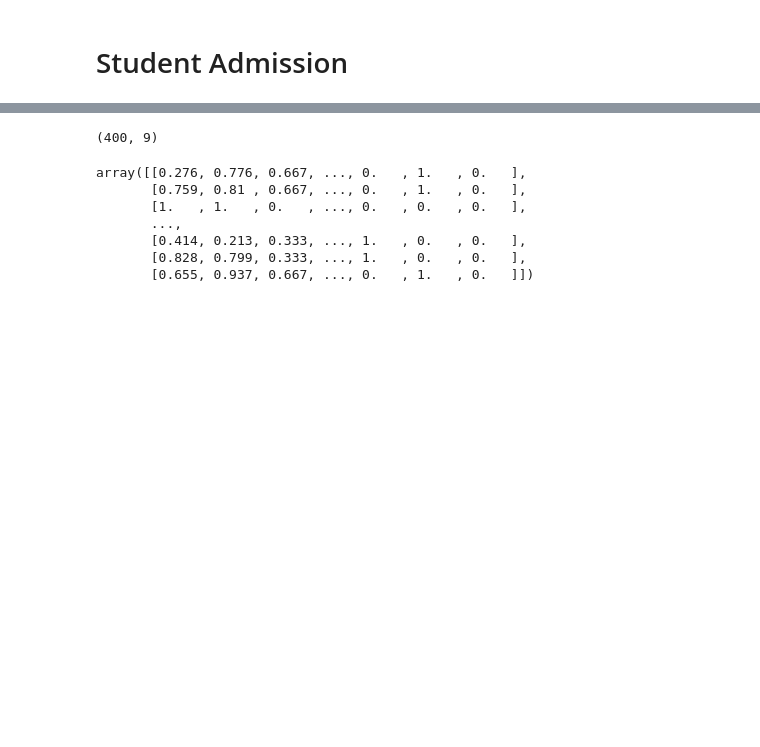
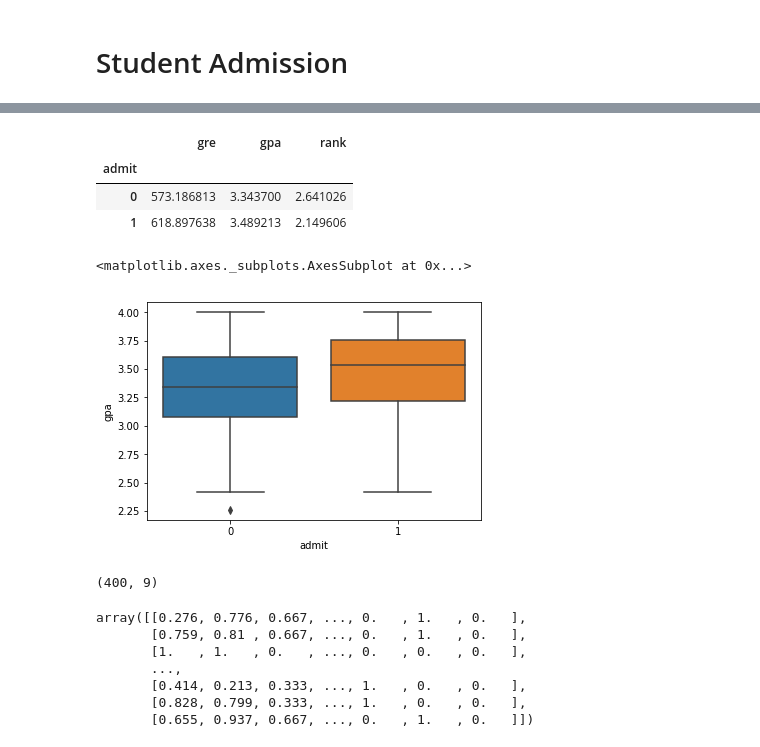
Before and after one commit to alimoezzi/deepLearningRecipes, a Jupyter notebook: student_admission_tensorflow.ipynb, the cells around one changed output, grey strips where cells are left out. Cells and saved outputs as stored; diff of their text form; code cells hidden in the pictures; blank space fills up the shorter version.

```diff
--- a/student_admission_tensorflow.ipynb
+++ b/student_admission_tensorflow.ipynb
@@ -17,3 +27,15 @@ data = pd.read_csv('https://stats.idre.ucla.edu/stat/data/binary.csv')
+# %%
+data.groupby('admit').mean()
+# %% [output]
+|  | gre | gpa | rank |
+| admit |  |  |  |
+| 0 | 573.186813 | 3.343700 | 2.641026 |
+| 1 | 618.897638 | 3.489213 | 2.149606 |
+# %%
+sb.boxplot(x=data.admit, y=data['gpa'])
+# %% [output]
+<matplotlib.axes._subplots.AxesSubplot at 0x...>
+[figure, added]
 # %%
 one_hot_data = pd.concat([data, pd.get_dummies(data['rank'], prefix='rank')], axis=1)
 one_hot_data = pd.concat([one_hot_data, pd.get_dummies(data['admit'], prefix='admit')], axis=1)
```
Also changed, not shown: parts of 10 cells of this notebook.
